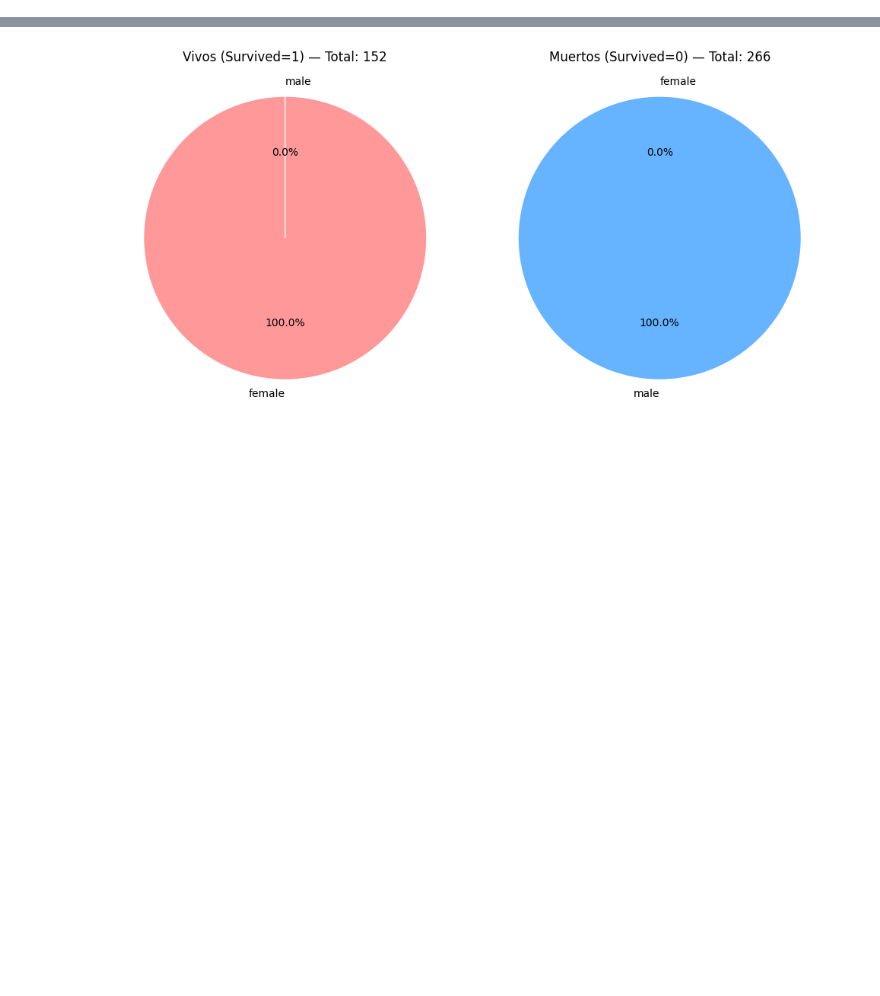
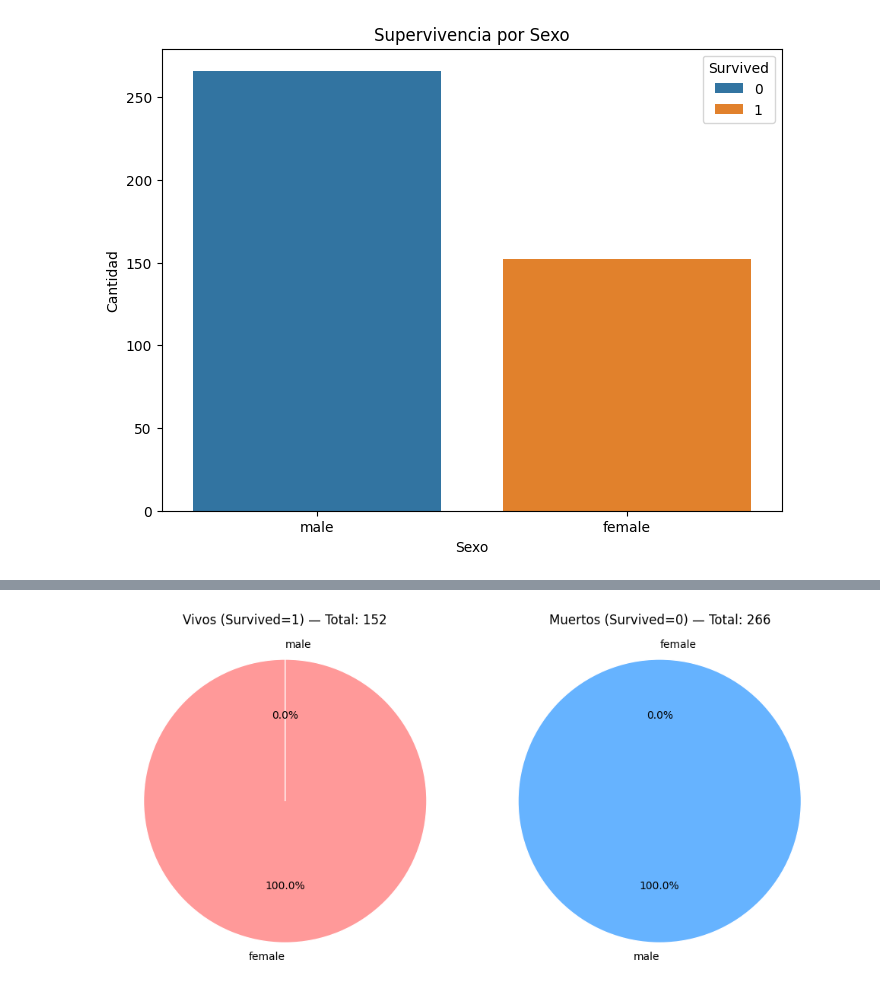
Before and after one commit to SI807-FIIS-UNI/SI807_Cloud_BI_2025, a Jupyter notebook: grupo06_scotiabank/Mini_Proyecto/notebooks/visualizacion.ipynb, the cells around one changed output, grey strips where cells are left out. Drawn from its saved outputs; the diff is of its cells as text; code cells hidden in the pictures; blank space fills up the shorter version.

```diff
--- a/grupo06_scotiabank/Mini_Proyecto/notebooks/visualizacion.ipynb
+++ b/grupo06_scotiabank/Mini_Proyecto/notebooks/visualizacion.ipynb
@@ -23,0 +39,13 @@ display(df.head(10))
+# %%
+# 2 Supervivencia por sexo
+plt.figure(figsize=(8, 6))
+sns.countplot(x='Sex', hue='Survived', data=df)
+plt.title('Supervivencia por Sexo')
+plt.xlabel('Sexo')
+plt.ylabel('Cantidad')
+plt.legend(title='Survived')
+plt.savefig('../results/sup_porSexo.png', dpi=300, bbox_inches='tight')
+plt.show()
+plt.close()
+# %% [output]
+[figure, added]
```
Also changed, not shown: parts of 9 cells of this notebook, 7 other files.
